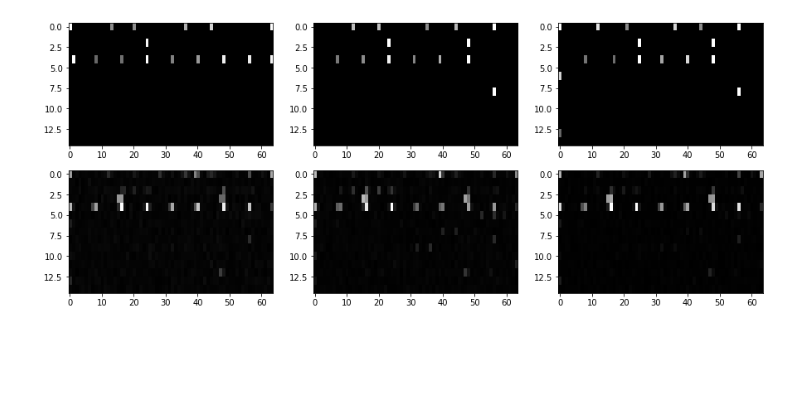
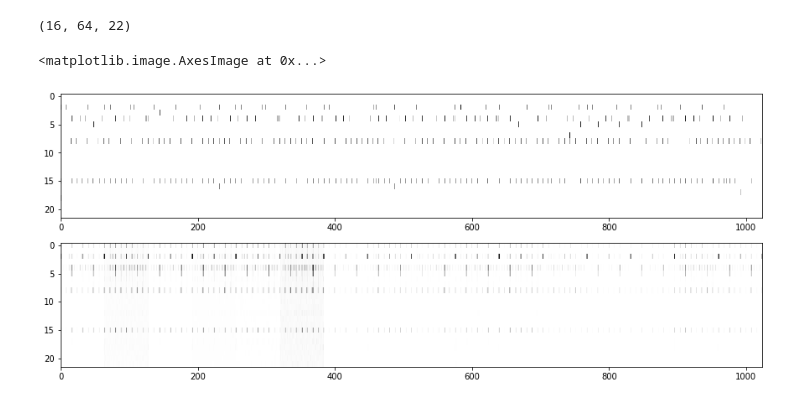
Before and after one commit to jlindermeir/beatgen, a Jupyter notebook: training.ipynb, the cells around one changed output. Saved outputs shown, nothing was run; the diff lists cells and outputs as text; code cells hidden in the pictures; blank space fills up the shorter version.

```diff
--- a/training.ipynb
+++ b/training.ipynb
@@ -18,5 +6,13 @@ print(song.shape, np.max(song))
+# %%
+latent_dim = 128
+arrdict_bars = np.load('data/output/magenta_full_23_12_64bpb_bars.npz', allow_pickle = True)
+arrdict_tracks = np.load('data/output/magenta_full_23_12_64bpb_tracks.npz', allow_pickle = True)
+
+#print(sorted([k for k in arrdict_tracks.keys()]))
+nd = arrdict_bars['notedict'].item()
+bars = arrdict_bars['bars']
 # %%
-vae = VAE(latent_dim, song.shape[-2:])
+vae = VAE(latent_dim, bars.shape[-2:], debug=True)
 # %% [output]
 Model: "encoder"
 __________________________________________________________________________________________________
@@ -36,7 +32,7 @@ Trainable params: 1,170,496
 Non-trainable params: 0
 __________________________________________________________________________________________________
 # %%
-hist = vae.train(song, 50, 200, validation_split=0.2)
+hist = vae.train(bars, 10, 200, validation_split=0.1)
 
 plt.figure(figsize = (10,10))
 for k in hist.history.keys():
@@ -65,13 +61,18 @@ Epoch 50/50
+# %%
+song.shape
+# %% [output]
+(16, 64, 22)
 # %%
-song_pred = vae.VAE.predict(song2)
+song = arrdict_tracks['drum grooves_magenta_drummer1_eval_session_1_funk-groove1_138_beat_4-4.mid']
+song_pred = vae.VAE.predict(song)
 song_pred.shape
+writeBarArray(song_pred, 'data/dummy/test', nd)
 
-fig, axes = plt.subplots(2,3, figsize = (15,6))
+fig, axes = plt.subplots(2,1, figsize = (15,6))
 plt.gray()
 
-for i in range(3):
-    axes[0,i].imshow(song[i].T, aspect = 'auto')
-    axes[1,i].imshow(song_pred[i].T, aspect = 'auto')
-    #axes[1,i].plot(song[:,0])
+axes[0].imshow(1 - np.concatenate(song).T, aspect = 'auto')
+axes[1].imshow(1 - np.concatenate(song_pred).T, aspect = 'auto')
 # %% [output]
+<matplotlib.image.AxesImage at 0x...>
-[figure, old version]
+[figure, new version]
```
Also changed, not shown: parts of 4 cells of this notebook, 3 other files.
